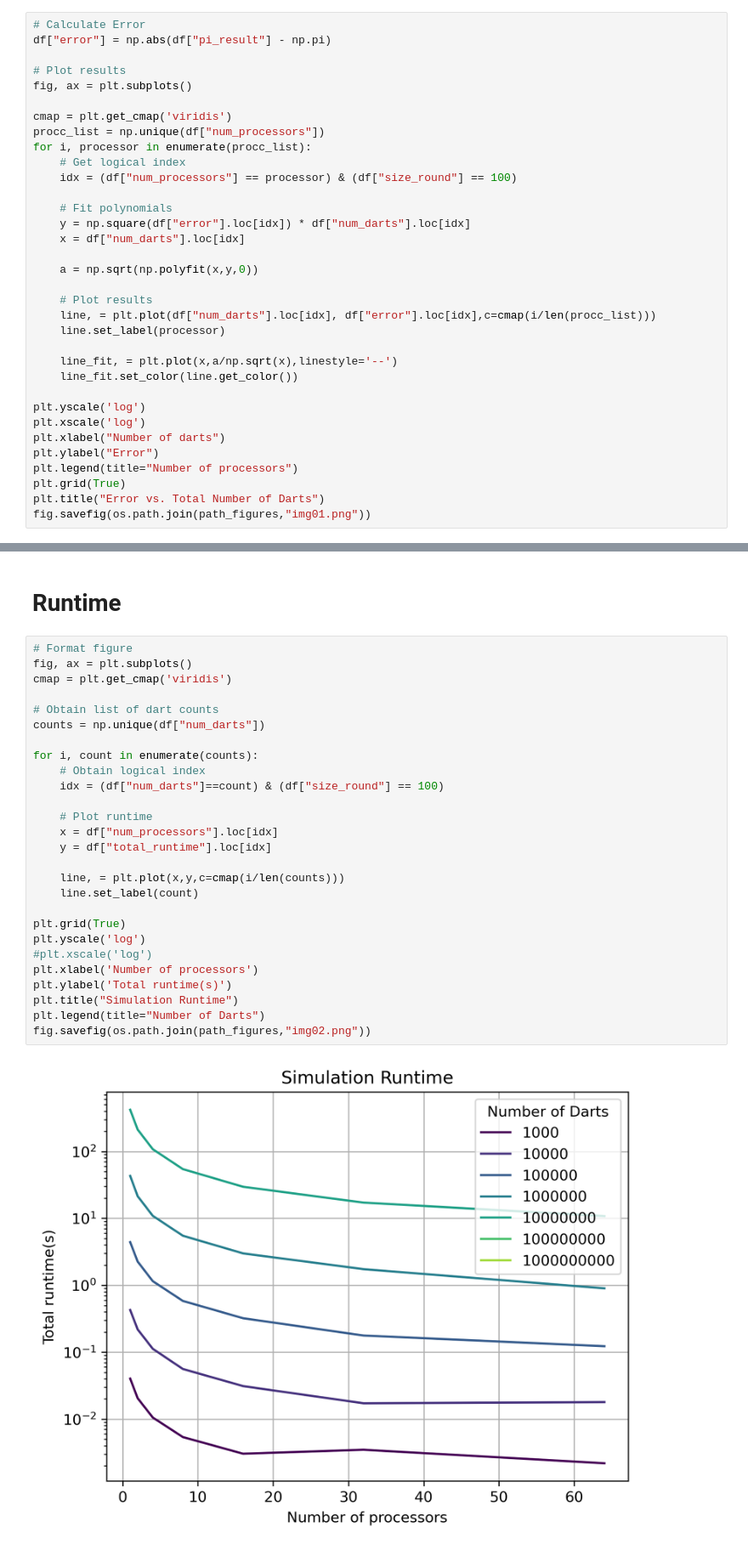
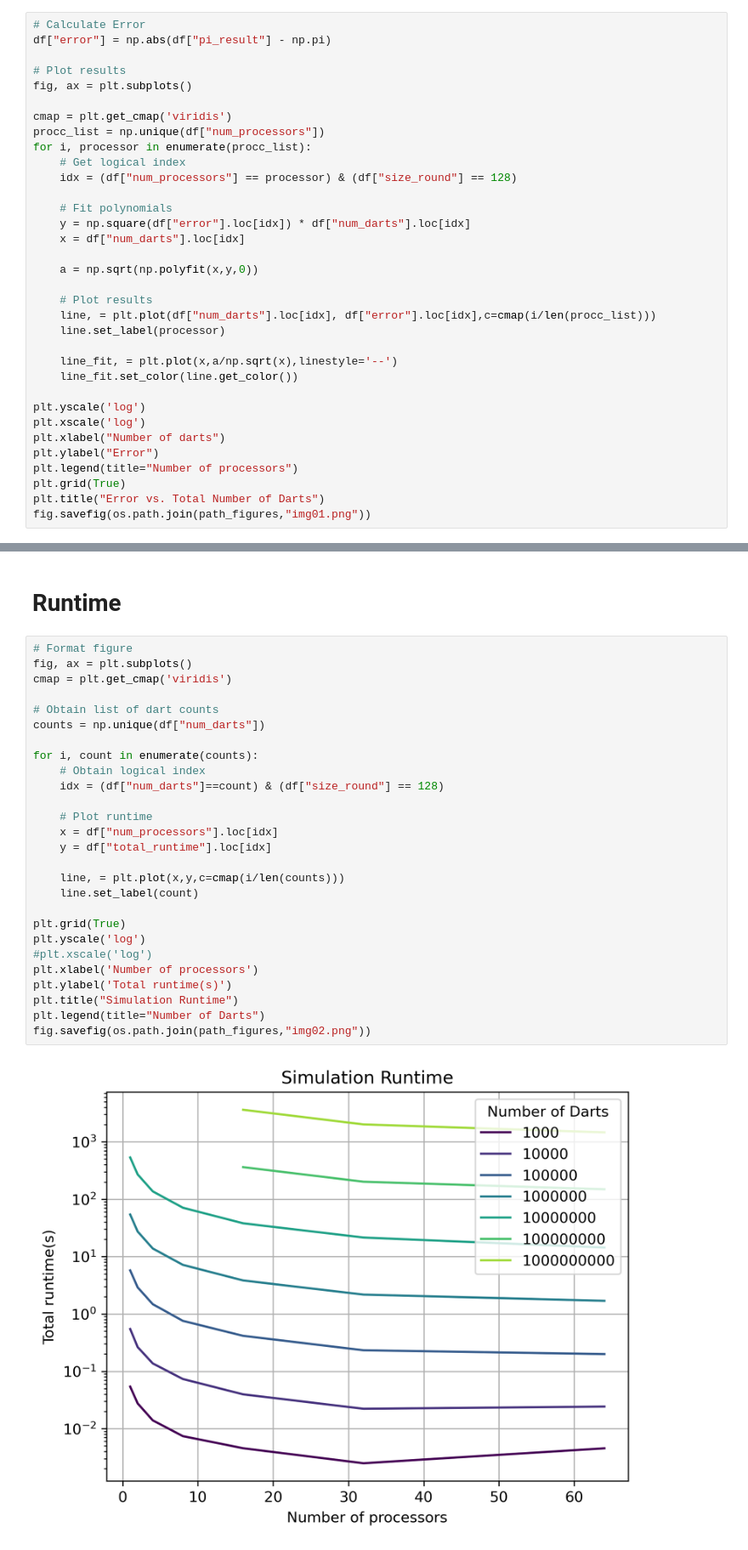
Before and after one commit to cmse822/project-2-pi-by-mpi-team-2, a Jupyter notebook: analysis/analysis.ipynb, the cells around one changed output, grey strips where cells are left out. Shown: that part at 85% size. Saved outputs shown, nothing was run; the diff lists cells and outputs as text.

```diff
--- a/analysis/analysis.ipynb
+++ b/analysis/analysis.ipynb
@@ -45,7 +45,7 @@ cmap = plt.get_cmap('viridis')
 procc_list = np.unique(df["num_processors"])
 for i, processor in enumerate(procc_list):
     # Get logical index
-    idx = (df["num_processors"] == processor) & (df["size_round"] == 100)
+    idx = (df["num_processors"] == processor) & (df["size_round"] == 128)
 
     # Fit polynomials
     y = np.square(df["error"].loc[idx]) * df["num_darts"].loc[idx]
@@ -75,29 +75,29 @@ fig.savefig(os.path.join(path_figures,"img01.png"))
 # %%
 # Format figure
 fig, ax = plt.subplots()
 cmap = plt.get_cmap('viridis')
 
 # Obtain list of dart counts
 counts = np.unique(df["num_darts"])
 
 for i, count in enumerate(counts):
     # Obtain logical index
-    idx = (df["num_darts"]==count) & (df["size_round"] == 100)
+    idx = (df["num_darts"]==count) & (df["size_round"] == 128)
 
     # Plot runtime
     x = df["num_processors"].loc[idx]
     y = df["total_runtime"].loc[idx]
 
     line, = plt.plot(x,y,c=cmap(i/len(counts)))
     line.set_label(count)
 
 plt.grid(True)
 plt.yscale('log')
 #plt.xscale('log')
 plt.xlabel('Number of processors')
 plt.ylabel('Total runtime(s)')
 plt.title("Simulation Runtime")
 plt.legend(title="Number of Darts")
 fig.savefig(os.path.join(path_figures,"img02.png"))
 # %% [output]
-[figure, old version]
+[figure, new version]
```
Also changed, not shown: parts of 1 cell of this notebook, 2 other files.
